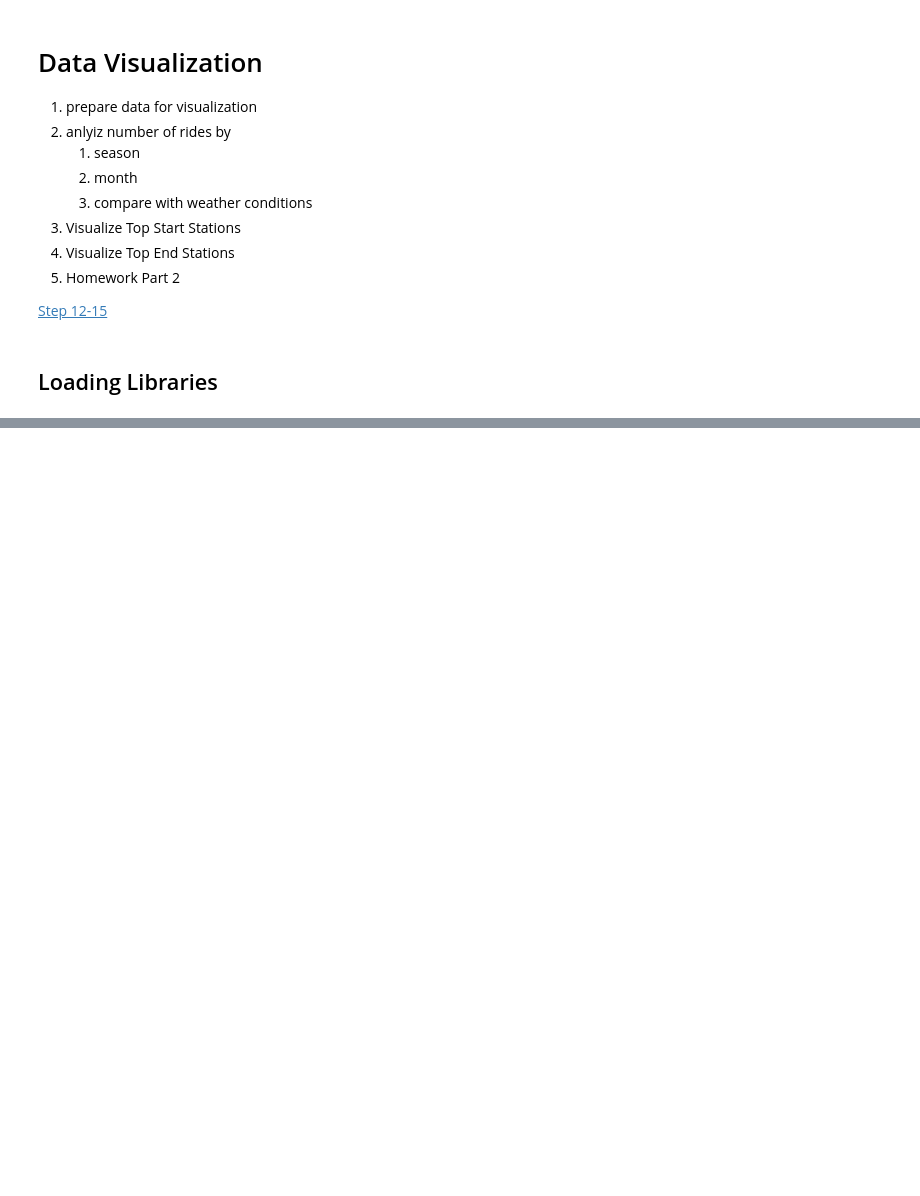
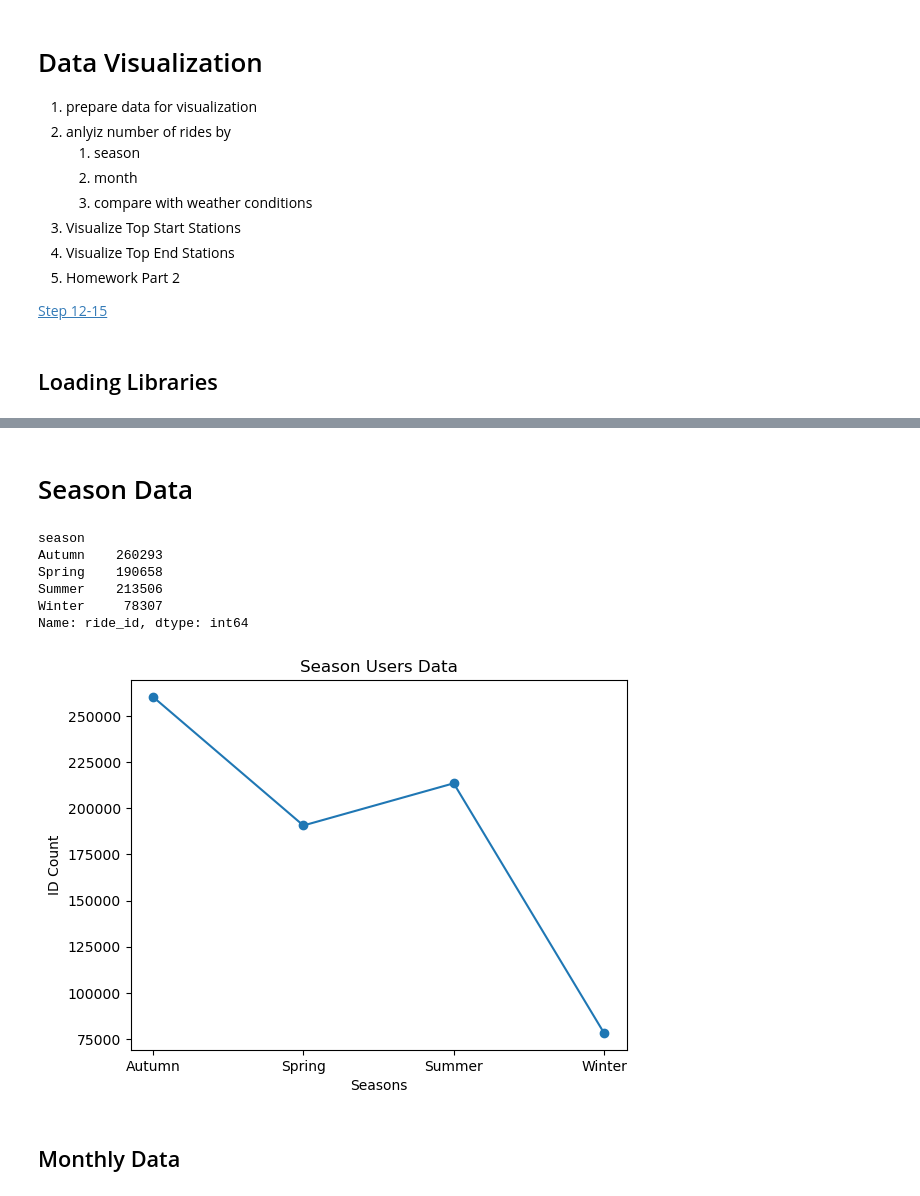
Before and after one commit to Anck0r/citibike, a Jupyter notebook: notebooks/4_Data_Visualization.ipynb, the cells around one changed output, grey strips where cells are left out. Drawn from its saved outputs; the diff is of its cells as text; code cells hidden in the pictures; blank space fills up the shorter version.

```diff
--- a/notebooks/4_Data_Visualization.ipynb
+++ b/notebooks/4_Data_Visualization.ipynb
@@ -35,2 +33,4 @@ OUTPUT_DIR = "../data/citibike/"
 # %%
 # PUT your CODE
+df_citibike = pd.read_csv("../data/citibike/JC/JC2022_Enriched.csv")
+df_citibike.columns
@@ -36,0 +67,29 @@ OUTPUT_DIR = "../data/citibike/"
+# %% [markdown]
+# Season Data
+# %%
+season_data = df_citibike.groupby("season")["ride_id"].count()
+season_data
+# %% [output]
+season
+Autumn    260293
+Spring    190658
+Summer    213506
+Winter     78307
+Name: ride_id, dtype: int64
+# %%
+# PUT youR code
+import matplotlib.pyplot as plt
+season_data
+
+plt.figure()
+plt.plot(season_data.index, season_data.values, marker="o")
+plt.title("Season Users Data")
+plt.xlabel("Seasons")
+plt.ylabel("ID Count")
+plt.show()
+
+#! ADD as many chunks as you need
+# %% [output]
+[figure, added]
+# %% [markdown]
+## Monthly Data
```
Also changed, not shown: parts of 26 cells of this notebook, 4 other files.
